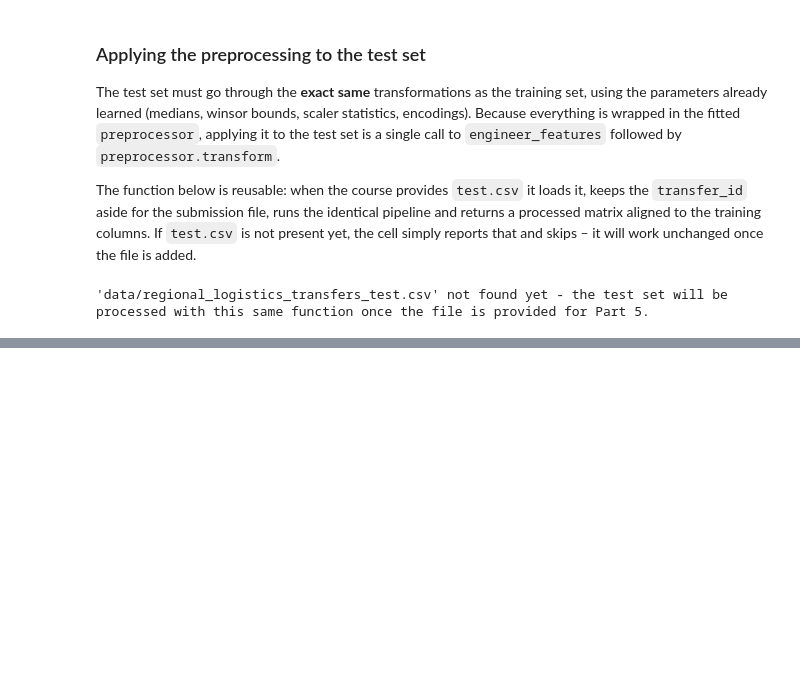
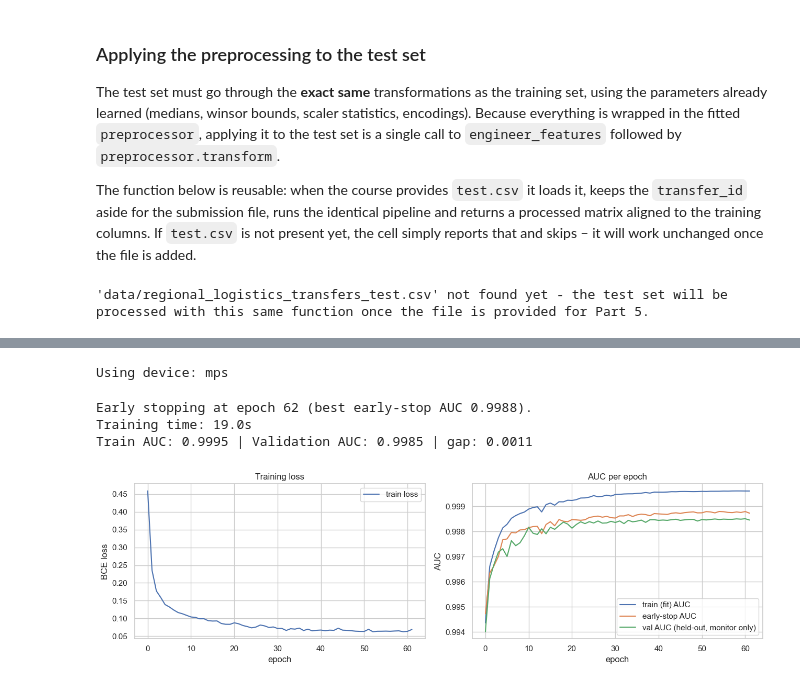
Before and after one commit to tomerbd007/LogisticsTransferPrediction, a Jupyter notebook: main.ipynb, the cells around one changed output, grey strips where cells are left out. Cells and saved outputs as stored; diff of their text form; code cells hidden in the pictures; blank space fills up the shorter version.

```diff
--- a/main.ipynb
+++ b/main.ipynb
@@ -1377,0 +1440,39 @@ What Part 2 produced, to carry into modelling:
+# %%
+# Modelling imports: PyTorch for the MLP, scikit-learn for evaluation utilities.
+import copy
+import time
+
+import torch
+import torch.nn as nn
+from torch.utils.data import DataLoader, TensorDataset
+
+from sklearn.model_selection import StratifiedKFold
+from sklearn.metrics import roc_auc_score, roc_curve, confusion_matrix, ConfusionMatrixDisplay
+
+
+# Device toggle: prefer CUDA (NVIDIA GPU), then Apple-Silicon MPS, otherwise CPU.
+# Pass prefer="cpu"/"cuda"/"mps" to force a backend (used to sanity-check that the
+# exact same code path runs on any device).
+def get_device(prefer="auto"):
+    if prefer in ("auto", "cuda") and torch.cuda.is_available():
+        return torch.device("cuda")
+    if prefer in ("auto", "mps") and torch.backends.mps.is_available():
+        return torch.device("mps")
+    return torch.device("cpu")
+
+
+DEVICE = get_device("auto")
+print("Using device:", DEVICE)
+
+
+# Reproducibility: seed every RNG the training touches.
+def seed_everything(seed=RANDOM_STATE):
+    np.random.seed(seed)
+    torch.manual_seed(seed)
+    if torch.cuda.is_available():
+        torch.cuda.manual_seed_all(seed)
+
+
+seed_everything()
+# %% [output]
+Using device: mps
@@ -1377,0 +1602,24 @@ What Part 2 produced, to carry into modelling:
+# %%
+# Train the MLP on the Part-2 train fold and evaluate on the held-out validation fold.
+t0 = time.time()
+mlp_model, mlp_history = train_mlp(X_train_proc, y_train, X_val_proc, y_val, DEVICE)
+print(f"Training time: {time.time() - t0:.1f}s")
+
+train_auc = roc_auc_score(y_train, predict_proba(mlp_model, X_train_proc, DEVICE))
+val_auc = roc_auc_score(y_val, predict_proba(mlp_model, X_val_proc, DEVICE))
+print(f"Train AUC: {train_auc:.4f} | Validation AUC: {val_auc:.4f} | gap: {train_auc - val_auc:.4f}")
+
+# Learning curves: loss (left) and AUC (right) per epoch.
+fig, (ax1, ax2) = plt.subplots(1, 2, figsize=(13, 4))
+ax1.plot(mlp_history["train_loss"], label="train loss")
+ax1.set_title("Training loss"); ax1.set_xlabel("epoch"); ax1.set_ylabel("BCE loss"); ax1.legend()
+ax2.plot(mlp_history["fit_auc"], label="train (fit) AUC")
+ax2.plot(mlp_history["earlystop_auc"], label="early-stop AUC")
+ax2.plot(mlp_history["val_auc"], label="val AUC (held-out, monitor only)")
+ax2.set_title("AUC per epoch"); ax2.set_xlabel("epoch"); ax2.set_ylabel("AUC"); ax2.legend()
+plt.tight_layout(); plt.show()
+# %% [output]
+Early stopping at epoch 62 (best early-stop AUC 0.9988).
+Training time: 19.0s
+Train AUC: 0.9995 | Validation AUC: 0.9985 | gap: 0.0011
+[figure, added]
```
Also changed, not shown: parts of 26 cells of this notebook.
